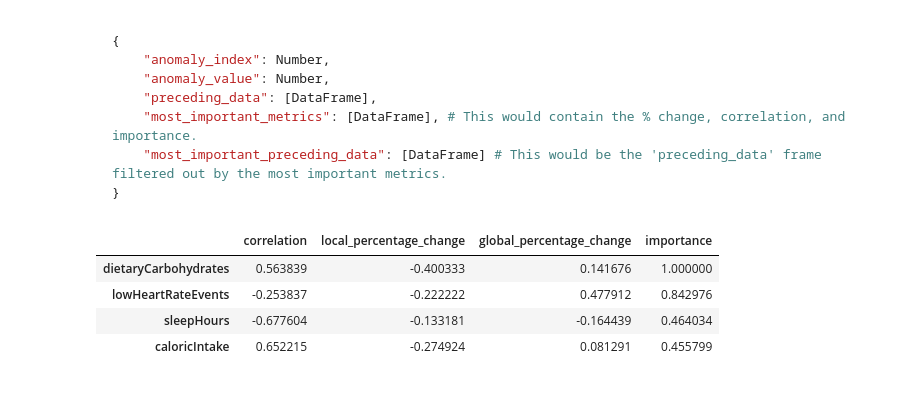
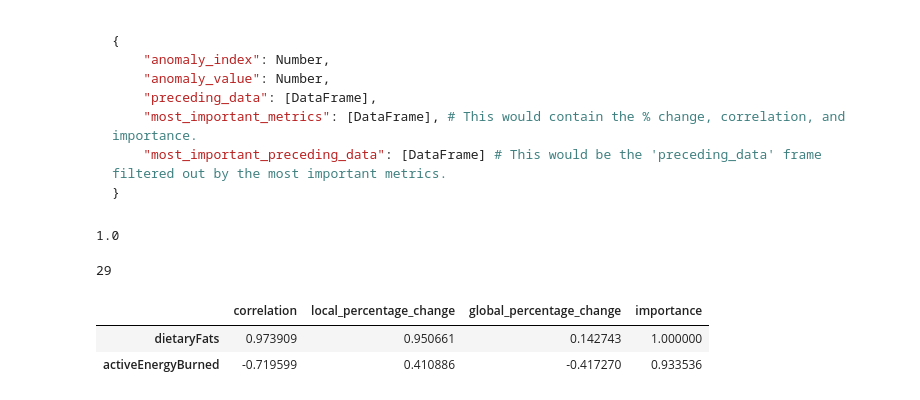
Before and after one commit to vizcosity/YourPerfectDay, a Jupyter notebook: Prediction/YPD Anomaly Detection.ipynb, the cells around one changed output. Saved outputs shown, nothing was run; the diff lists cells and outputs as text; code cells hidden in the pictures.

```diff
--- a/Prediction/YPD Anomaly Detection.ipynb
+++ b/Prediction/YPD Anomaly Detection.ipynb
@@ -54,7 +56,9 @@ def detect_anomaly_indeces(data, desired_metric, std_deviations=1):
 # For each anomaly detected, return the immediate 'X' day period preceding the occurrance of the anomaly.
 # We merge the vitality for each day with all the other metrics observed or measured on a particular day / row.
 def get_data_preceding_anomaly(data, anomaly_idx, preceding_num_days=7):
-    return data.iloc[(anomaly_idx-preceding_num_days if anomaly_idx > preceding_num_days else 0):anomaly_idx]
+    lower_idx = (anomaly_idx-preceding_num_days if anomaly_idx > preceding_num_days else 0)
+    upper_idx = anomaly_idx
+    return data.iloc[lower_idx:upper_idx]
 
 preceding_data = get_data_preceding_anomaly(data, 63)
 # %%
@@ -206,4 +241,5 @@ def compare_metrics(df, metricOne, metricTwo, corr_score=None):
 # %%
-important_metrics = fetch_most_important_metrics_related_to(data, get_data_preceding_anomaly(data, 14), "vitality")
-important_metrics.loc[important_metrics["importance"] > 0.4].index.values
+important_metrics = fetch_most_important_metrics_related_to(data, get_data_preceding_anomaly(data, 4), "vitality")
+important_metrics.loc[important_metrics["importance"] > 0.1]
+important_metrics
 # %% [output]
@@ -270,8 +323,32 @@ def fetch_anomalies_and_preceding_data(data, desired_metric="vitality", precedin
         most_important_preceding_data = preceding_data[most_important_metrics.index.values]
 
         anomalies.append({
-            "anomaly_index": anomaly_index,
-            "anomaly_value": anomaly_value,
+            "anomaly_index": int(anomaly_index),
+            "anomaly_value": float(anomaly_value),
+            "preceding_data": preceding_data.to_dict(),
+            "most_important_metrics": most_important_metrics.to_dict(),
+            "most_important_preceding_data": most_important_preceding_data.to_dict()
+        })
+
+    return anomalies
+
+def fetch_anomalies_and_preceding_data_as_pd(data, desired_metric="vitality", preceding_num_days=7, std_deviations=1, importance_threshold=0.4):
+
+    anomalies = []
+
+    anomaly_idxs = detect_anomaly_indeces(data=data, desired_metric=desired_metric, std_deviations=std_deviations)
+
+    anomaly_values = [data[desired_metric].iloc[idx] for idx in anomaly_idxs]
+
+    for anomaly_index, anomaly_value in zip(anomaly_idxs, anomaly_values):
+        preceding_data = get_data_preceding_anomaly(data, anomaly_index, preceding_num_days=preceding_num_days)
+        important_metrics = fetch_most_important_metrics_related_to(data, preceding_data, desired_metric)
+        most_important_metrics = important_metrics.loc[important_metrics["importance"] >= 0.4]
+        most_important_preceding_data = preceding_data[most_important_metrics.index.values]
+
+        anomalies.append({
+            "anomaly_index": int(anomaly_index),
+            "anomaly_value": float(anomaly_value),
             "preceding_data": preceding_data,
             "most_important_metrics": most_important_metrics,
             "most_important_preceding_data": most_important_preceding_data
@@ -279,12 +356,18 @@ def fetch_anomalies_and_preceding_data(data, desired_metric="vitality", precedin
 
     return anomalies
 # %%
-anomalies = fetch_anomalies_and_preceding_data(data)
+anomalies = fetch_anomalies_and_preceding_data_as_pd(data)
+# %%
+anomalies[6]["anomaly_value"]
+# %% [output]
+1.0
+# %%
+anomalies[6]["anomaly_index"]
+# %% [output]
+29
 # %%
-anomalies[15]["most_important_metrics"]
+anomalies[6]["most_important_metrics"]
 # %% [output]
 |  | correlation | local_percentage_change | global_percentage_change | importance |
-| dietaryCarbohydrates | 0.563839 | -0.400333 | 0.141676 | 1.000000 |
-| lowHeartRateEvents | -0.253837 | -0.222222 | 0.477912 | 0.842976 |
-| sleepHours | -0.677604 | -0.133181 | -0.164439 | 0.464034 |
-| caloricIntake | 0.652215 | -0.274924 | 0.081291 | 0.455799 |
+| dietaryFats | 0.973909 | 0.950661 | 0.142743 | 1.000000 |
+| activeEnergyBurned | -0.719599 | 0.410886 | -0.417270 | 0.933536 |
```
Also changed, not shown: parts of 7 cells of this notebook, 4 other files.
